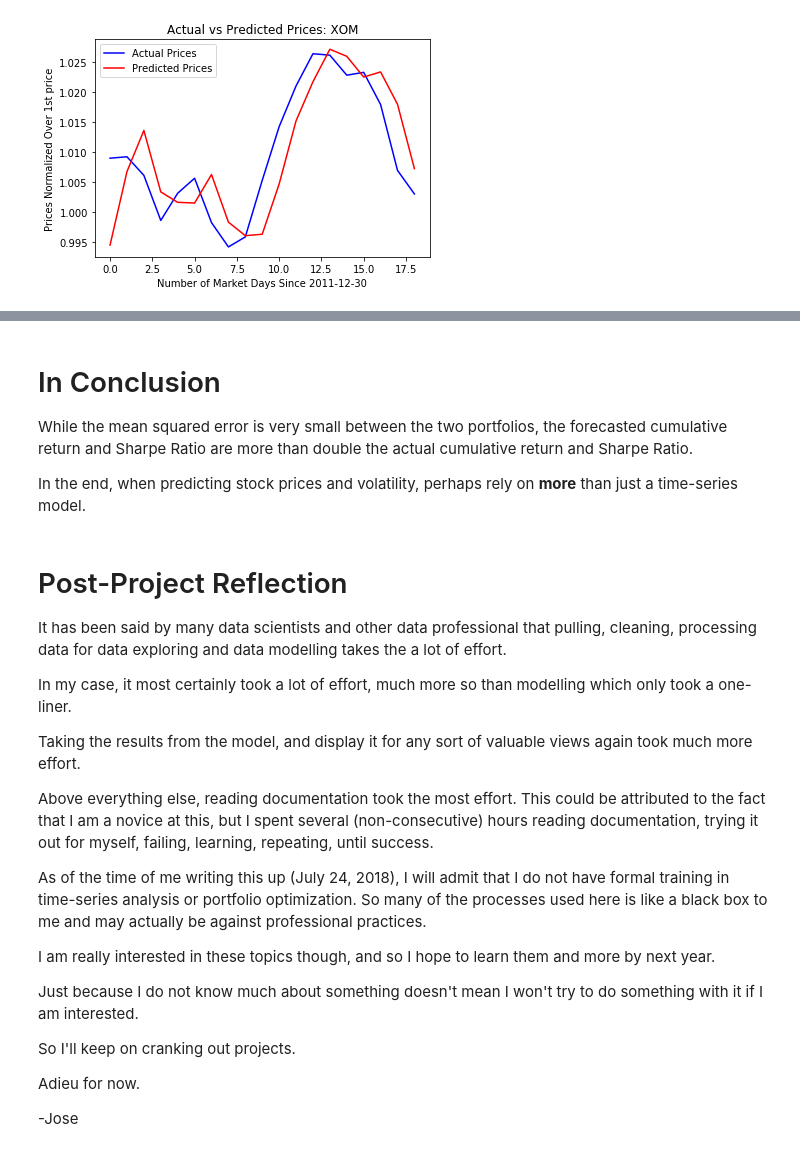
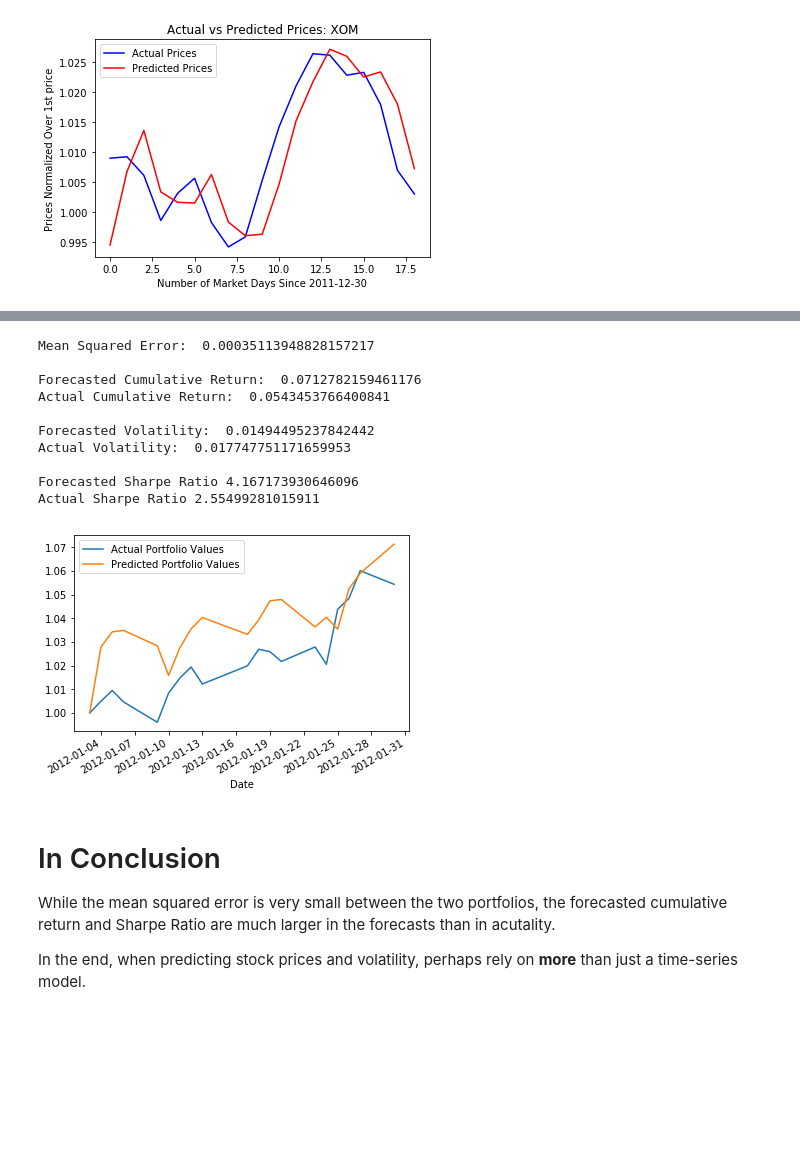
Before and after one commit to JoseMobile/ML4Trading, a Jupyter notebook: Forecasting and Portfolio Optimization.ipynb, the cells around one changed output, grey strips where cells are left out. Saved outputs shown, nothing was run; the diff lists cells and outputs as text; code cells hidden in the pictures; blank space fills up the shorter version.

```diff
--- a/Forecasting and Portfolio Optimization.ipynb
+++ b/Forecasting and Portfolio Optimization.ipynb
@@ -527,33 +559,46 @@ Actual Sharpe Ratio 0.9561614515702173
+# %%
+# comparing actual data against forecasted portfolio optimized to for maximum Sharpe Ratio
+actual = prices_norm.loc['2012-01-01':'2012-01-30']
+actual_port = actual*alloc1
+actual_portfolio = actual_port.sum(1)
+actual_portfolio = actual_portfolio/actual_portfolio[0]
+actual_val = actual_portfolio.values
+predict_val = portfolio1.values
+portfolios = pd.DataFrame({'Date':actual_portfolio.index, 'Actual Portfolio Values': actual_val \
+                           , 'Predicted Portfolio Values': predict_val })
+portfolios = portfolios.set_index('Date')
+portfolios.plot()
+rfr = 0.009 # Risk-Free Rate
+pcm = predict_val[-1]/predict_val[0] - 1 # predicted Cumulative Return
+acm = actual_val[-1]/actual_val[0] - 1 # Actual Cumulative Return
+pv = np.std(predict_val) # predicted portfolio volatility
+av = np.std(actual_val) # actual portfolio volatility
+psr = (pcm - rfr)/pv # predicted Sharpe Ratio
+asr = (acm - rfr)/av # actual Sharpe Ratio
+print('Mean Squared Error: ', mean_squared_error(actual_val, predict_val), '\n')
+print('Forecasted Cumulative Return: ', pcm)
+print('Actual Cumulative Return: ', acm, '\n')
+print('Forecasted Volatility: ', pv)
+print('Actual Volatility: ', av, '\n')
+print('Forecasted Sharpe Ratio', psr)
+print('Actual Sharpe Ratio', asr)
+# %% [output]
+Mean Squared Error:  0.00035113948828157217
+
+Forecasted Cumulative Return:  0.0712782159461176
+Actual Cumulative Return:  0.0543453766400841
+
+Forecasted Volatility:  0.01494495237842442
+Actual Volatility:  0.017747751171659953
+
+Forecasted Sharpe Ratio 4.167173930646096
+Actual Sharpe Ratio 2.55499281015911
+[figure, added]
 # %% [markdown]
 # In Conclusion
 
 While the mean squared error is very small between the two portfolios, the forecasted cumulative return and
-Sharpe Ratio are more than double the actual cumulative return and Sharpe Ratio.
+Sharpe Ratio are much larger in the forecasts than in acutality.
 
 
 In the end, when predicting stock prices and volatility, perhaps rely on **more** than just a time-series model.
-# %% [markdown]
-# Post-Project Reflection
-
-It has been said by many data scientists and other data professional that pulling, cleaning, processing data for data exploring and data modelling takes the a lot of effort.
-
-In my case, it most certainly took a lot of effort, much more so than modelling which only took a one-liner.
-
-Taking the results from the model, and display it for any sort of valuable views again took much more effort.
-
-Above everything else, reading documentation took the most effort. This could be attributed to the fact that I am a novice at this, but I spent several (non-consecutive) hours reading documentation, trying it out for myself, failing, learning, repeating,
-until success.
-
-As of the time of me writing this up (July 24, 2018), I will admit that I do not have formal training in time-series analysis or
-portfolio optimization. So many of the processes used here is like a black box to me and may actually be against professional
-practices.
-
-I am really interested in these topics though, and so I hope to learn them and more by next year.
-
-Just because I do not know much about something doesn't mean I won't try to do something with it if I am interested.
-
-So I'll keep on cranking out projects.
-
-Adieu for now.
-
--Jose
```
Also changed, not shown: parts of 5 cells of this notebook.
